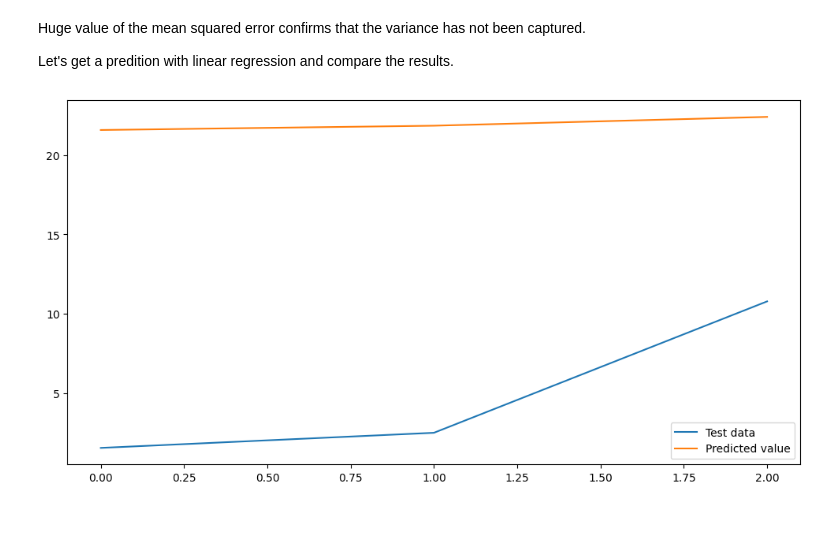
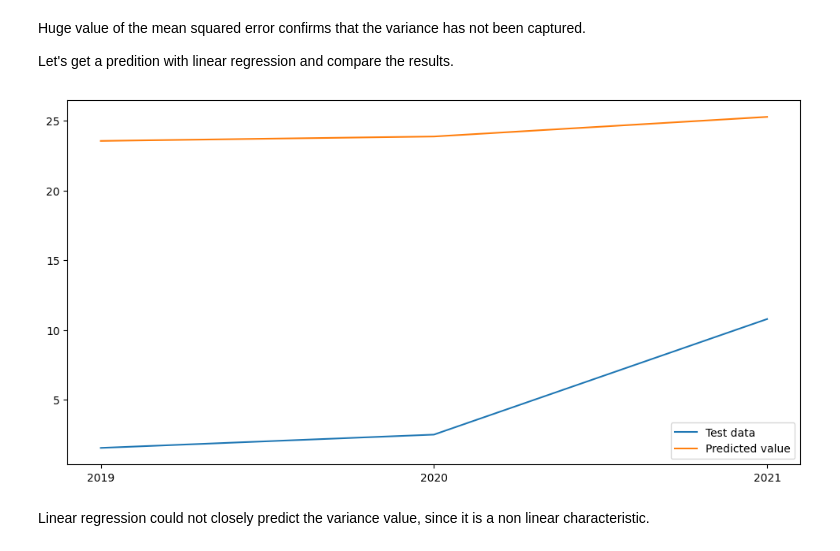
Before and after one commit to helios12/DataScienceProjects, a Jupyter notebook: tasks/task-10/Task-10-MATH-ML-13.Time_series.ipynb, the cells around one changed output. Drawn from its saved outputs; the diff is of its cells as text; code cells hidden in the pictures; blank space fills up the shorter version.

```diff
--- a/tasks/task-10/Task-10-MATH-ML-13.Time_series.ipynb
+++ b/tasks/task-10/Task-10-MATH-ML-13.Time_series.ipynb
@@ -750,30 +750,28 @@ Huge value of the mean squared error confirms that the variance has not been cap
 Let's get a predition with linear regression and compare the results.
 # %%
 def get_X(df):
-    X = df['GDP (current US$)'].fillna(0)
-    X = X.reset_index()
-    X['year'] = X['year'].dt.year
-    return X
+    return np.array(df['GDP (current US$)'].fillna(0)).reshape(-1 ,1)
 
 
 def get_y(df):
-    y = df['GDP_vol'].fillna(0)
-    y = y.reset_index().drop('year', axis=1)
-    return y
+    return np.array(df['GDP_vol'].fillna(0))
 
 
 X_train = get_X(data_train)
 X_test = get_X(data_test)
 y_train = get_y(data_train)
 y_test = get_y(data_test)
 
 lr = linear_model.LinearRegression()
 lr.fit(X_train, y_train)
 y_pred = lr.predict(X_test)
 
 plt.plot(y_test, label='Test data')
 plt.plot(y_pred.flatten(), label='Predicted value')
+plt.xticks([0, 1, 2], [2019, 2020, 2021])
 plt.legend()
 plt.show()
 # %% [output]
-[figure, old version]
+[figure, new version]
+# %% [markdown]
+Linear regression could not closely predict the variance value, since it is a non linear characteristic.
```
Also changed, not shown: parts of 12 cells of this notebook, 3 other files.
